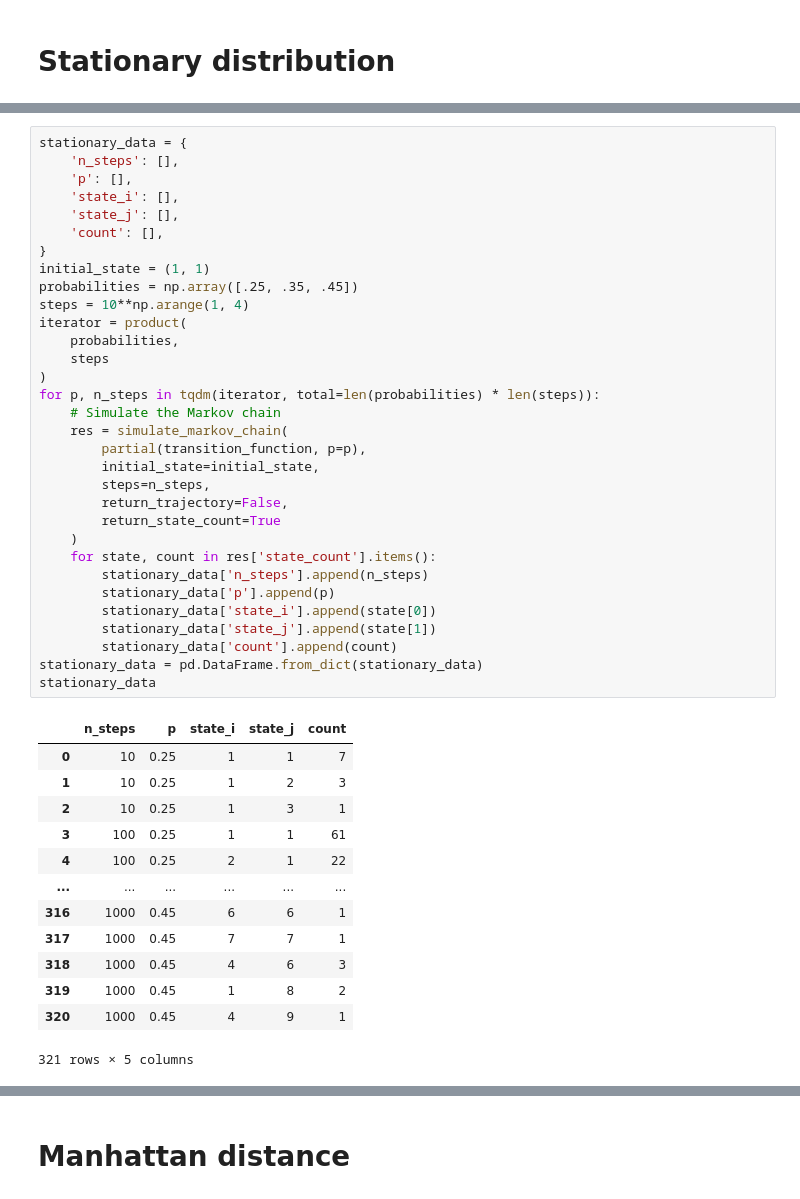
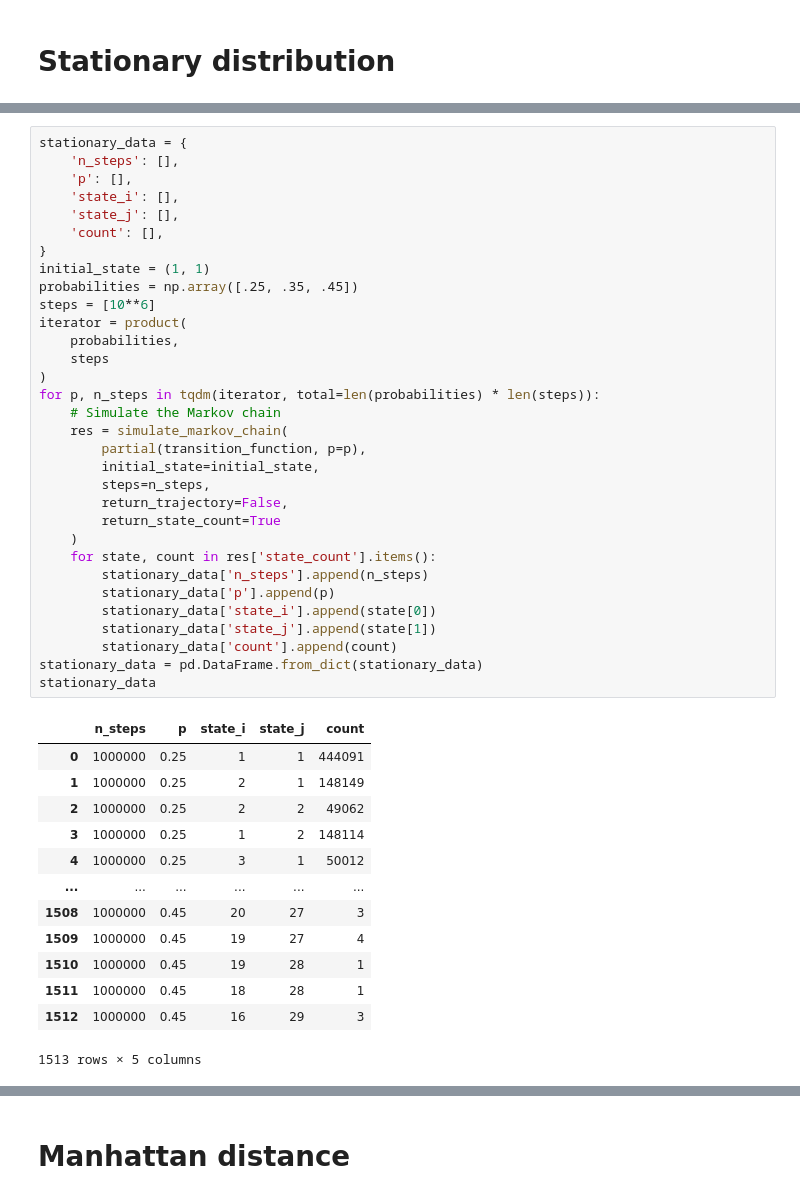
Before and after one commit to lucasbanunes/CPS767-monte-carlo-algorithms, a Jupyter notebook: list3/ex4.ipynb, the cells around one changed output, grey strips where cells are left out. Drawn from its saved outputs; the diff is of its cells as text.

```diff
--- a/list3/ex4.ipynb
+++ b/list3/ex4.ipynb
@@ -143,46 +145,46 @@ stationary_data = {
     'p': [],
     'state_i': [],
     'state_j': [],
     'count': [],
 }
 initial_state = (1, 1)
 probabilities = np.array([.25, .35, .45])
-steps = 10**np.arange(1, 4)
+steps = [10**6]
 iterator = product(
     probabilities,
     steps
 )
 for p, n_steps in tqdm(iterator, total=len(probabilities) * len(steps)):
     # Simulate the Markov chain
     res = simulate_markov_chain(
         partial(transition_function, p=p),
         initial_state=initial_state,
         steps=n_steps,
         return_trajectory=False,
         return_state_count=True
     )
     for state, count in res['state_count'].items():
         stationary_data['n_steps'].append(n_steps)
         stationary_data['p'].append(p)
         stationary_data['state_i'].append(state[0])
         stationary_data['state_j'].append(state[1])
         stationary_data['count'].append(count)
 stationary_data = pd.DataFrame.from_dict(stationary_data)
 stationary_data
 # %% [output]
 |  | n_steps | p | state_i | state_j | count |
-| 0 | 10 | 0.25 | 1 | 1 | 7 |
-| 1 | 10 | 0.25 | 1 | 2 | 3 |
-| 2 | 10 | 0.25 | 1 | 3 | 1 |
-| 3 | 100 | 0.25 | 1 | 1 | 61 |
-| 4 | 100 | 0.25 | 2 | 1 | 22 |
+| 0 | 1000000 | 0.25 | 1 | 1 | 444091 |
+| 1 | 1000000 | 0.25 | 2 | 1 | 148149 |
+| 2 | 1000000 | 0.25 | 2 | 2 | 49062 |
+| 3 | 1000000 | 0.25 | 1 | 2 | 148114 |
+| 4 | 1000000 | 0.25 | 3 | 1 | 50012 |
 | ... | ... | ... | ... | ... | ... |
-| 316 | 1000 | 0.45 | 6 | 6 | 1 |
-| 317 | 1000 | 0.45 | 7 | 7 | 1 |
-| 318 | 1000 | 0.45 | 4 | 6 | 3 |
-| 319 | 1000 | 0.45 | 1 | 8 | 2 |
-| 320 | 1000 | 0.45 | 4 | 9 | 1 |
+| 1508 | 1000000 | 0.45 | 20 | 27 | 3 |
+| 1509 | 1000000 | 0.45 | 19 | 27 | 4 |
+| 1510 | 1000000 | 0.45 | 19 | 28 | 1 |
+| 1511 | 1000000 | 0.45 | 18 | 28 | 1 |
+| 1512 | 1000000 | 0.45 | 16 | 29 | 3 |
-321 rows × 5 columns
+1513 rows × 5 columns
 # %%
 for (n_steps, p), data in stationary_data.groupby(['n_steps', 'p']):
     fig, ax = plt.subplots()
```
Also changed, not shown: parts of 2 cells of this notebook.
